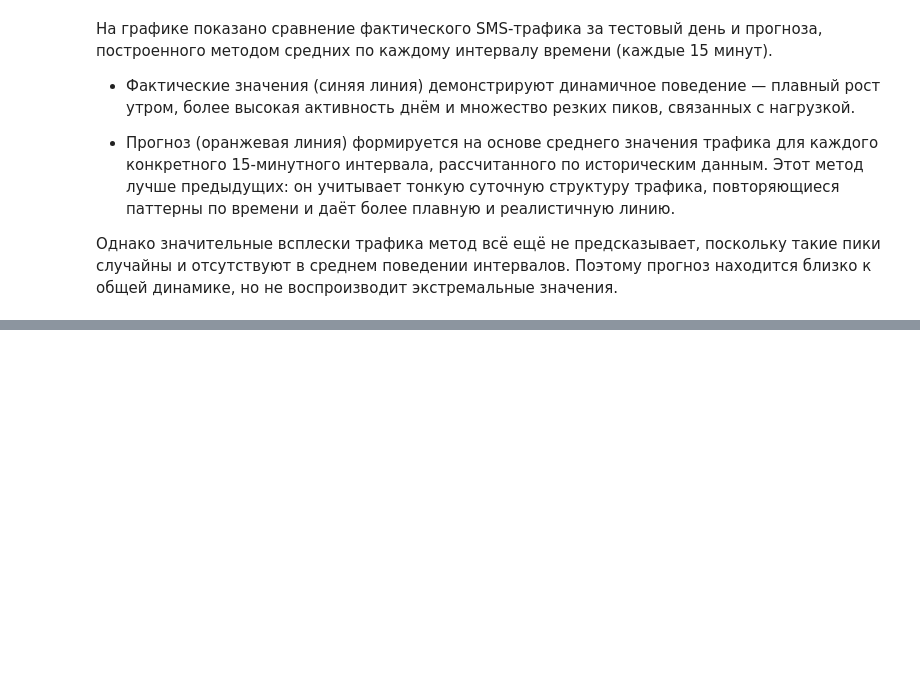
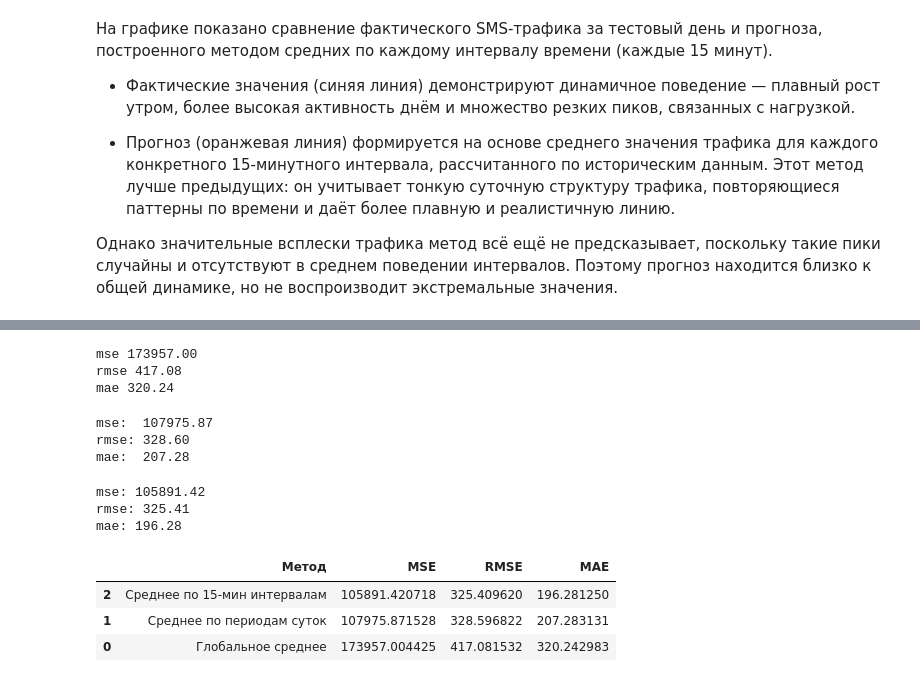
Before and after one commit to kostya9705/Portfolio, a Jupyter notebook: TelecomSMSAnalysis/analysis.ipynb, the cells around one changed output, grey strips where cells are left out. Saved outputs shown, nothing was run; the diff lists cells and outputs as text; code cells hidden in the pictures; blank space fills up the shorter version.

```diff
--- a/TelecomSMSAnalysis/analysis.ipynb
+++ b/TelecomSMSAnalysis/analysis.ipynb
@@ -889,0 +870,70 @@ MAPE: 20.906280238536652 %
+# %%
+# расчёт mse, rmse, mae для метода глобального среднего
+y_true_1 = df_test['label'].values
+y_pred_1 = y_pred_mean
+
+# расчёт метрик
+mse = mean_squared_error(y_true_1, y_pred_1)
+rmse = np.sqrt(mse)
+mae = mean_absolute_error(y_true_1, y_pred_1)
+
+print(f"mse {mse:.2f}")
+print(f"rmse {rmse:.2f}")
+print(f"mae {mae:.2f}")
+# %% [output]
+mse 173957.00
+rmse 417.08
+mae 320.24
+# %%
+# расчёт mse, rmse, mae для среднего в определённый период суток
+y_true_period = df_test['label'].values
+y_pred_period_arr = np.array(y_pred_period)
+
+# расчёт метрик
+mse_period = mean_squared_error(y_true_period, y_pred_period_arr)
+rmse_period = np.sqrt(mse_period)
+mae_period = mean_absolute_error(y_true_period, y_pred_period_arr)
+
+print(f"mse: {mse_period:.2f}")
+print(f"rmse: {rmse_period:.2f}")
+print(f"mae: {mae_period:.2f}")
+# %% [output]
+mse:  107975.87
+rmse: 328.60
+mae:  207.28
+# %%
+# расчёт mse, rmse, mae для среднего в каждом интервале (15 минут)
+y_true_interval = df_test['label'].values
+y_pred_interval_arr = np.array(y_pred_interval)
+
+# расчёт метрик
+mse_interval = mean_squared_error(y_true_interval, y_pred_interval_arr)
+rmse_interval = np.sqrt(mse_interval)
+mae_interval = mean_absolute_error(y_true_interval, y_pred_interval_arr)
+
+print(f"mse: {mse_interval:.2f}")
+print(f"rmse: {rmse_interval:.2f}")
+print(f"mae: {mae_interval:.2f}")
+# %% [output]
+mse: 105891.42
+rmse: 325.41
+mae: 196.28
+# %%
+# объединение результатов по метрикам
+results = pd.DataFrame({
+    "Метод": [
+        "Глобальное среднее",
+        "Среднее по периодам суток",
+        "Среднее по 15-мин интервалам"
+    ],
+    "MSE": [mse, mse_period, mse_interval],
+    "RMSE": [rmse, rmse_period, rmse_interval],
+    "MAE": [mae, mae_period, mae_interval]
+})
+
+results.sort_values(by='RMSE', ascending=True)
+# %% [output]
+|  | Метод | MSE | RMSE | MAE |
+| 2 | Среднее по 15-мин интервалам | 105891.420718 | 325.409620 | 196.281250 |
+| 1 | Среднее по периодам суток | 107975.871528 | 328.596822 | 207.283131 |
+| 0 | Глобальное среднее | 173957.004425 | 417.081532 | 320.242983 |
```
Also changed, not shown: parts of 16 cells of this notebook.
